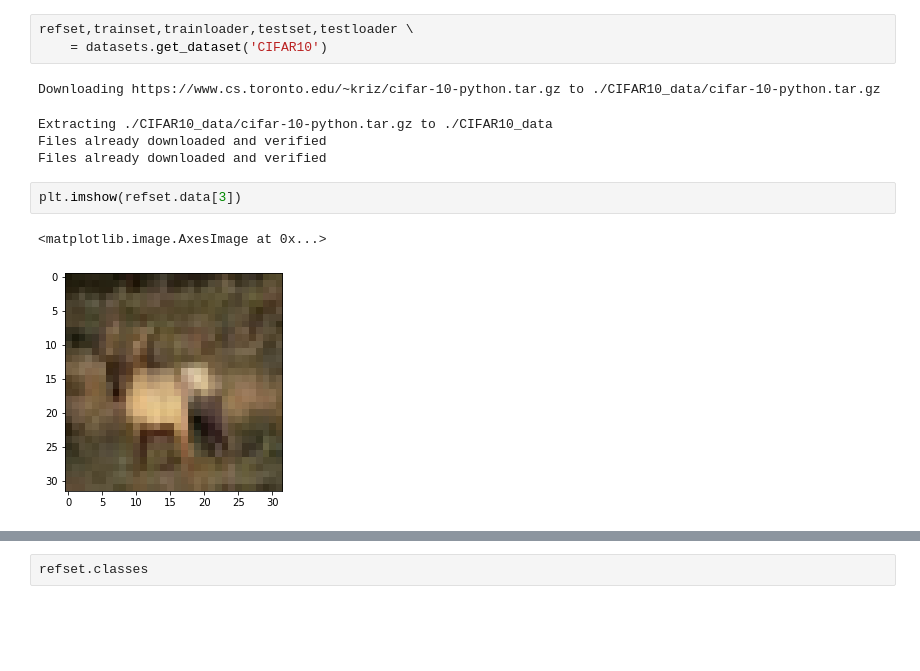
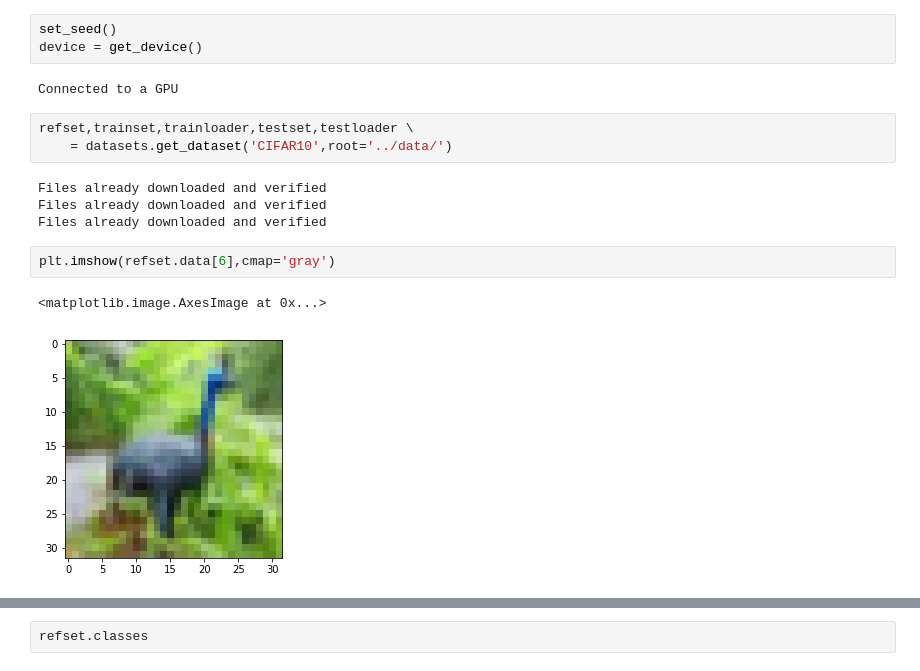
Before and after one commit to afqueiruga/StatefulOdeNets, a Jupyter notebook: ode_cifar10.ipynb, the cells around one changed output, grey strips where cells are left out. Drawn from its saved outputs; the diff is of its cells as text; blank space fills up the shorter version.

```diff
--- a/ode_cifar10.ipynb
+++ b/ode_cifar10.ipynb
@@ -42,13 +52,17 @@ importlib.reload(refine_train)
+# %%
+set_seed()
+device = get_device()
+# %% [output]
+Connected to a GPU
 # %%
 refset,trainset,trainloader,testset,testloader \
-    = datasets.get_dataset('CIFAR10')
+    = datasets.get_dataset('CIFAR10',root='../data/')
 # %% [output]
-Downloading https://www.cs.toronto.edu/~kriz/cifar-10-python.tar.gz to ./CIFAR10_data/cifar-10-python.tar.gz
+Files already downloaded and verified
+Files already downloaded and verified
+Files already downloaded and verified
-Extracting ./CIFAR10_data/cifar-10-python.tar.gz to ./CIFAR10_data
-Files already downloaded and verified
-Files already downloaded and verified
 # %%
-plt.imshow(refset.data[3])
+plt.imshow(refset.data[6],cmap='gray')
 # %% [output]
 <matplotlib.image.AxesImage at 0x...>
-[figure, old version]
+[figure, new version]
```
Also changed, not shown: parts of 12 cells of this notebook, 2 other files.
